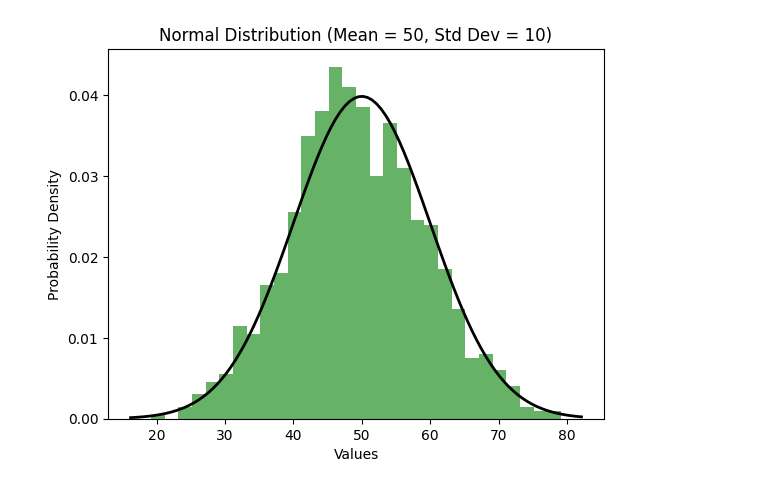
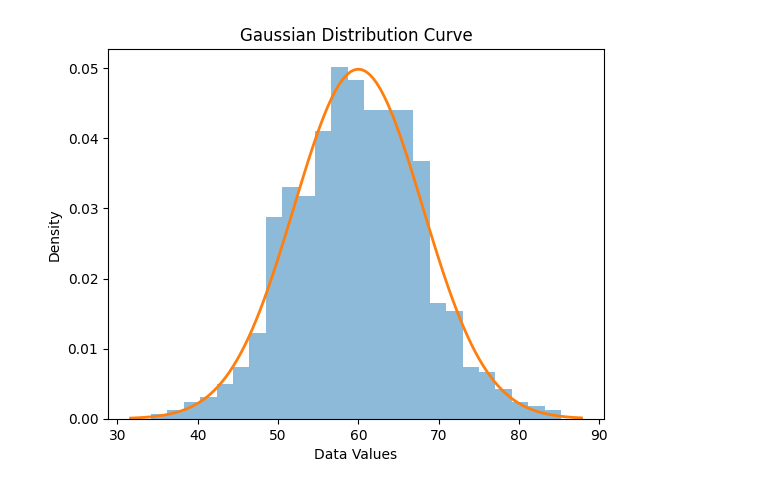
Before and after one commit to patilyogita7/Artificial_Intelligence_Lab_SE_A_45, a Jupyter notebook: Practical_4.ipynb, the cells around one changed output. Drawn from its saved outputs; the diff is of its cells as text; code cells hidden in the pictures.

Commit message:
: Probability and Statistics using Python

```diff
--- a/Practical_4.ipynb
+++ b/Practical_4.ipynb
@@ -107,59 +3,61 @@ Probability of Tails: 0.4
 # %%
-# Import required libraries
+# Experiment 04: Probability & Statistics
+
 import numpy as np
 import matplotlib.pyplot as plt
 from scipy.stats import norm
 
-# 1. Generate Normal Distribution Data
+# 1. Create Normally Distributed Data
 
-mu = 50        # Mean
-sigma = 10     # Standard deviation
-size = 1000    # Number of samples
+avg = 60          # Mean value
+std = 8           # Standard deviation
+n = 800           # Sample size
 
-# Generate random data
-data = np.random.normal(mu, sigma, size)
+values = np.random.normal(avg, std, n)
 
-print("First 10 Generated Values:")
-print(data[:10])   # Show only first 10 values
+print("Sample Data (First 10 values):")
+print(np.round(values[:10], 2))
 
-# 2. Descriptive Statistics
 
-mean = np.mean(data)
-median = np.median(data)
-variance = np.var(data)
-std_dev = np.std(data)
+# 2. Statistical Measures
 
-print("Descriptive Statistics:")
-print("Mean:", mean)
-print("Median:", median)
-print("Variance:", variance)
-print("Standard Deviation:", std_dev)
+avg_value = np.mean(values)
+mid_value = np.median(values)
+var_value = np.var(values)
+std_value = np.std(values)
 
-# 3. Plot Normal Distribution
+print("\n--- Statistical Results ---")
+print(f"Average (Mean): {round(avg_value, 2)}")
+print(f"Median: {round(mid_value, 2)}")
+print(f"Variance: {round(var_value, 2)}")
+print(f"Standard Deviation: {round(std_value, 2)}")
 
-plt.hist(data, bins=30, density=True, alpha=0.6, color='g')
-xmin, xmax = plt.xlim()
-x = np.linspace(xmin, xmax, 100)
-p = norm.pdf(x, mu, sigma)
+# 3. Visualization of Distribution
 
-plt.plot(x, p, 'k', linewidth=2)
-plt.title("Normal Distribution (Mean = 50, Std Dev = 10)")
-plt.xlabel("Values")
-plt.ylabel("Probability Density")
+plt.hist(values, bins=25, density=True, alpha=0.5)
+
+left, right = plt.xlim()
+x_axis = np.linspace(left, right, 120)
+pdf_curve = norm.pdf(x_axis, avg, std)
+
+plt.plot(x_axis, pdf_curve, linewidth=2)
+plt.title("Gaussian Distribution Curve")
+plt.xlabel("Data Values")
+plt.ylabel("Density")
 plt.show()
 
-# 4. Coin Toss Simulation
+# 4. Probability Simulation (Coin Toss)
 
-tosses = 1000
-coin = np.random.choice(['H', 'T'], size=tosses)
+trials = 1200
+outcomes = np.random.choice(['Head', 'Tail'], size=trials)
 
-heads = np.sum(coin == 'H')
-tails = np.sum(coin == 'T')
+count_head = np.count_nonzero(outcomes == 'Head')
+count_tail = np.count_nonzero(outcomes == 'Tail')
 
-print("\nCoin Toss Simulation:")
-print("Total Tosses:", tosses)
-print("Heads:", heads)
-print("Tails:", tails)
-print("Probability of Heads:", heads/tosses)
-print("Probability of Tails:", tails/tosses)
+print("\n--- Coin Toss Experiment ---")
+print("Total Trials:", trials)
+print("Heads Count:", count_head)
+print("Tails Count:", count_tail)
+print("P(Head):", round(count_head / trials, 3))
+print("P(Tail):", round(count_tail / trials, 3))
 # %% [output]
@@ -174 +72 @@ Standard Deviation: 9.898415357728771
-[figure, old version]
+[figure, new version]
```
Also changed, not shown: parts of 9 cells of this notebook.
